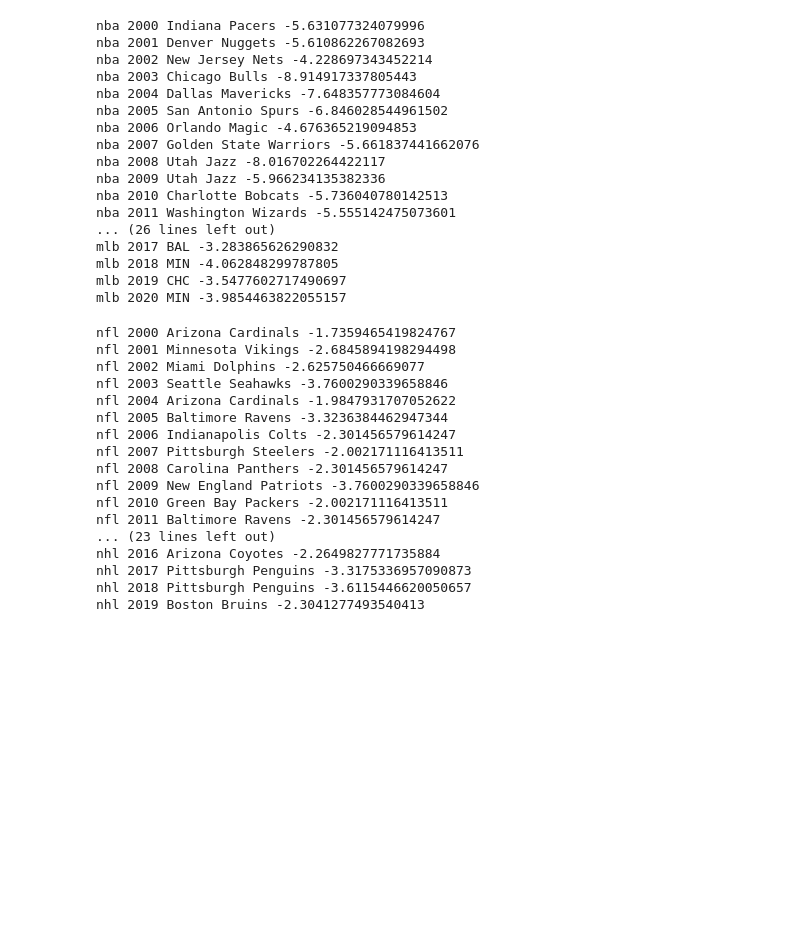
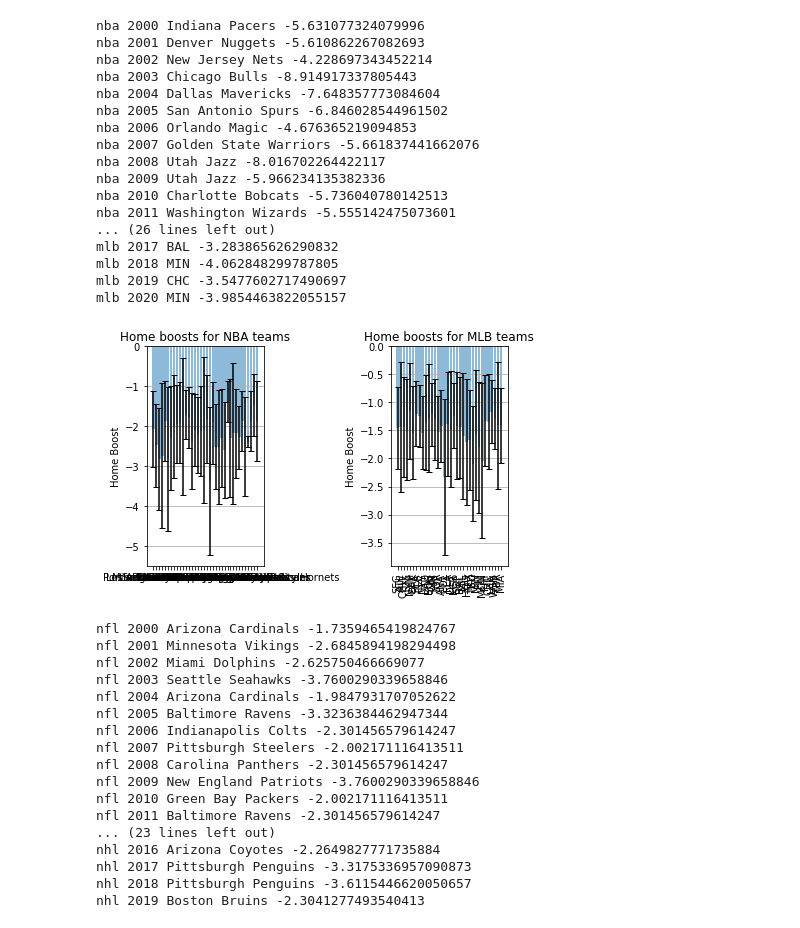
Before and after one commit to vthatte0/MATH199-CHP, a Jupyter notebook: home_boost.ipynb, the cells around one changed output. Drawn from its saved outputs; the diff is of its cells as text; code cells hidden in the pictures; blank space fills up the shorter version.

Commit message:
plots

```diff
--- a/home_boost.ipynb
+++ b/home_boost.ipynb
@@ -37,33 +39,80 @@ for league in leagues:
             home_games = home_wins + home_losses
 
             boost = get_home_boost(total_pct, home_wins, home_games)
 
             if(team not in teamHomeBoosts[league]):
                 teamHomeBoosts[league][team]=[]
             teamHomeBoosts[league][team].append(boost)
 
             if boost < min_boost:
                 min_team = team
                 min_boost = boost
         print(league, year, min_team, min_boost)
+
+nba = teamHomeBoosts["nba"]
+nba_labels = []
+nba_means = []
+nba_std_devs = []
+for key in nba:
+    nba_labels.append(key)
+    nba_means.append(statistics.mean(nba[key]))
+    nba_std_devs.append(statistics.pstdev(nba[key]))
+
+mlb = teamHomeBoosts["mlb"]
+mlb_labels = []
+mlb_means = []
+mlb_std_devs = []
+for key in mlb:
+    mlb_labels.append(key)
+    mlb_means.append(statistics.mean(mlb[key]))
+    mlb_std_devs.append(statistics.pstdev(mlb[key]))
+
+
+
+#References https://pythonforundergradengineers.com/python-matplotlib-error-bars.html
+fig, (ax1,ax2) = plt.subplots(1,2)
+
+x_pos1 = np.arange(len(nba_labels))
+ax1.bar(x_pos1, nba_means, yerr=nba_std_devs, align='center', alpha=0.5, ecolor='black', capsize=3)
+ax1.set_ylabel('Home Boost')
+ax1.set_xticks(x_pos1)
+ax1.set_xticklabels(nba_labels)
+plt.xticks(rotation='vertical')
+ax1.set_title('Home boosts for NBA teams')
+ax1.yaxis.grid(True)
+
+x_pos2 = np.arange(len(mlb_labels))
+ax2.bar(x_pos2, mlb_means, yerr=mlb_std_devs, align='center', alpha=0.5, ecolor='black', capsize=3)
+ax2.set_ylabel('Home Boost')
+ax2.set_xticks(x_pos2)
+ax2.set_xticklabels(mlb_labels)
+#plt.xticks(rotation='vertical')
+ax2.set_title('Home boosts for MLB teams')
+ax2.yaxis.grid(True)
+
+# Save the figure and show
+plt.tight_layout()
+plt.savefig('bar_plot_with_error_bars.png')
+plt.show()
 # %% [output]
 nba 2000 Indiana Pacers -5.631077324079996
 nba 2001 Denver Nuggets -5.610862267082693
 nba 2002 New Jersey Nets -4.228697343452214
 nba 2003 Chicago Bulls -8.914917337805443
 nba 2004 Dallas Mavericks -7.648357773084604
 nba 2005 San Antonio Spurs -6.846028544961502
 nba 2006 Orlando Magic -4.676365219094853
 nba 2007 Golden State Warriors -5.661837441662076
 nba 2008 Utah Jazz -8.016702264422117
 nba 2009 Utah Jazz -5.966234135382336
 nba 2010 Charlotte Bobcats -5.736040780142513
 nba 2011 Washington Wizards -5.555142475073601
 ... (26 lines left out)
 mlb 2017 BAL -3.283865626290832
 mlb 2018 MIN -4.062848299787805
 mlb 2019 CHC -3.5477602717490697
 mlb 2020 MIN -3.9854463822055157
+[figure, added]
 # %%
 other_years = range(2000, 2020)
 other_leagues = ["nfl", "nhl"] # TODO: add other leagues
```
Also changed, not shown: parts of 6 cells of this notebook, 1 other file.
